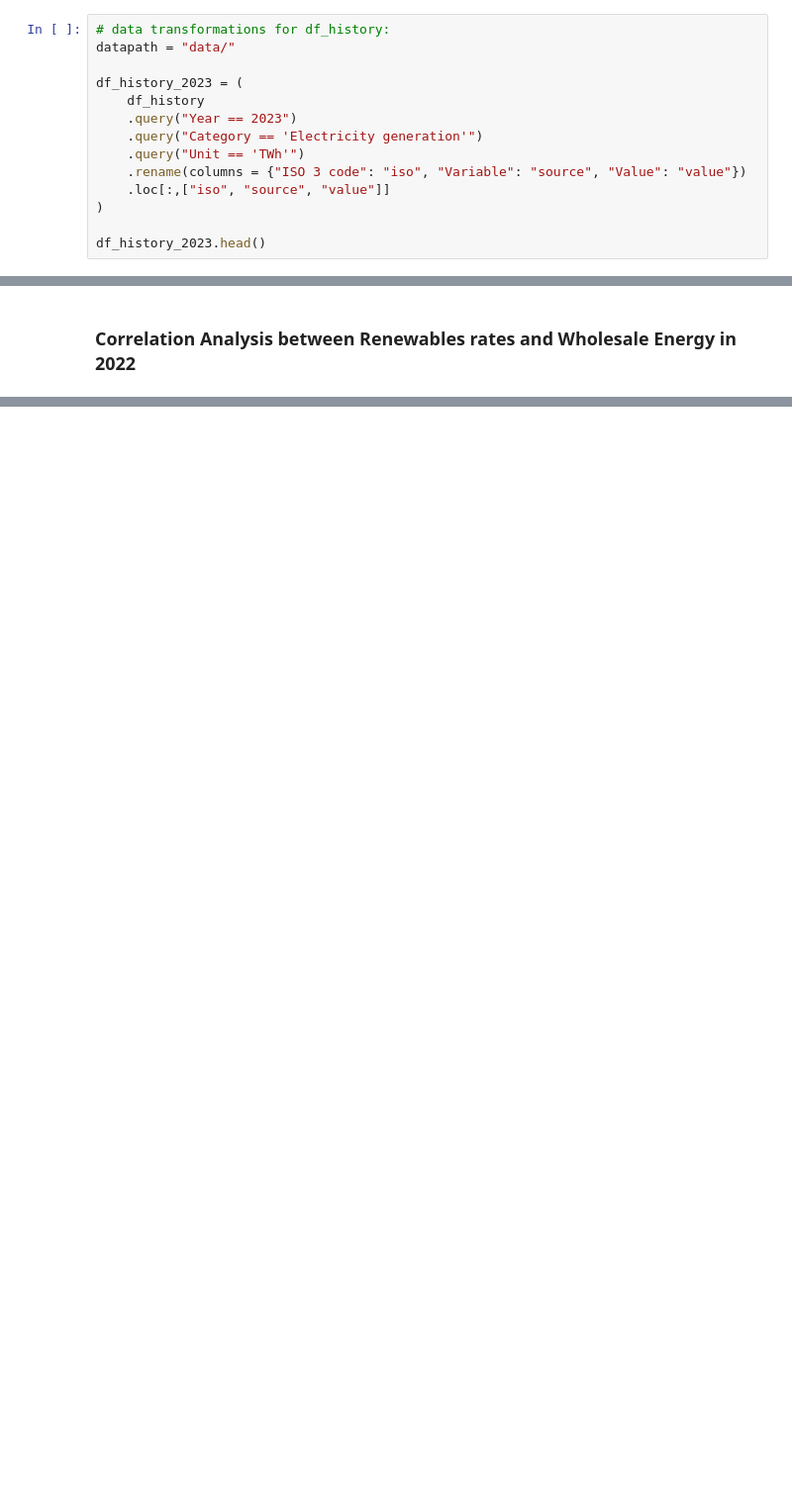
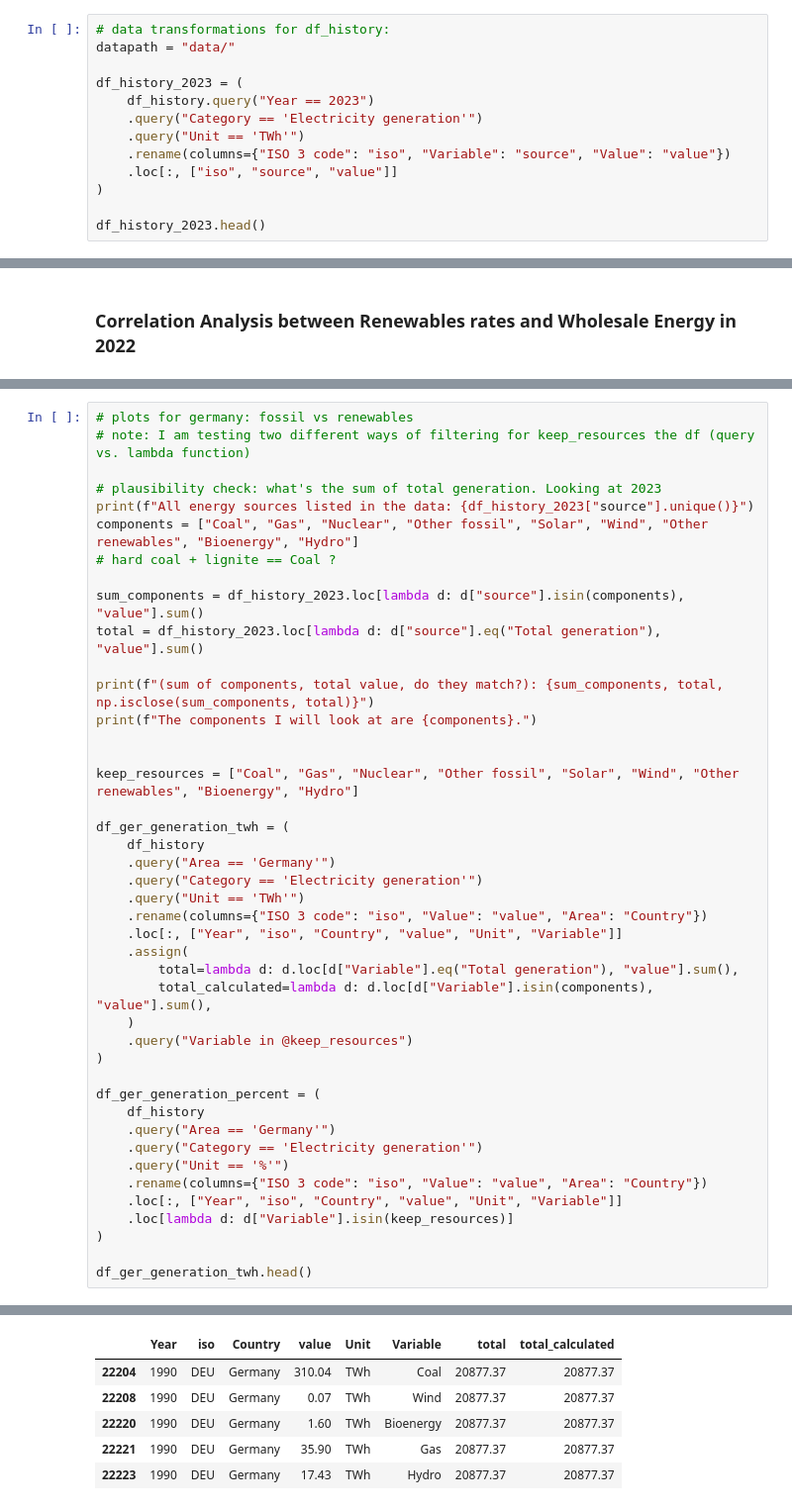
Before and after one commit to tklopper9/europes_energy_transition, a Jupyter notebook: notebook_chained.ipynb, the cells around one changed output, grey strips where cells are left out. Shown at 99% size. Cells and saved outputs as stored; diff of their text form; blank space fills up the shorter version.

```diff
--- a/notebook_chained.ipynb
+++ b/notebook_chained.ipynb
@@ -39,12 +43,11 @@ Available columns in df: Index(['Country', 'ISO3 Code', 'Date', 'Price (EUR/MWhe
 datapath = "data/"
 
 df_history_2023 = (
-    df_history
-    .query("Year == 2023")
+    df_history.query("Year == 2023")
     .query("Category == 'Electricity generation'")
     .query("Unit == 'TWh'")
-    .rename(columns = {"ISO 3 code": "iso", "Variable": "source", "Value": "value"})
-    .loc[:,["iso", "source", "value"]]
+    .rename(columns={"ISO 3 code": "iso", "Variable": "source", "Value": "value"})
+    .loc[:, ["iso", "source", "value"]]
 )
 
 df_history_2023.head()
@@ -356,0 +423,44 @@ P-value: 5.4163e-02
+# %%
+# plots for germany: fossil vs renewables
+# note: I am testing two different ways of filtering for keep_resources the df (query vs. lambda function)
+
+# plausibility check: what's the sum of total generation. Looking at 2023
+print(f"All energy sources listed in the data: {df_history_2023["source"].unique()}")
+components = ["Coal", "Gas", "Nuclear", "Other fossil", "Solar", "Wind", "Other renewables", "Bioenergy", "Hydro"]
+# hard coal + lignite == Coal ?
+
+sum_components = df_history_2023.loc[lambda d: d["source"].isin(components), "value"].sum()
+total = df_history_2023.loc[lambda d: d["source"].eq("Total generation"), "value"].sum()
+
+print(f"(sum of components, total value, do they match?): {sum_components, total, np.isclose(sum_components, total)}")
+print(f"The components I will look at are {components}.")
+
+
+keep_resources = ["Coal", "Gas", "Nuclear", "Other fossil", "Solar", "Wind", "Other renewables", "Bioenergy", "Hydro"]
+
+df_ger_generation_twh = (
+    df_history
+    .query("Area == 'Germany'")
+    .query("Category == 'Electricity generation'")
+    .query("Unit == 'TWh'")
+    .rename(columns={"ISO 3 code": "iso", "Value": "value", "Area": "Country"})
+    .loc[:, ["Year", "iso", "Country", "value", "Unit", "Variable"]]
+    .assign(
+        total=lambda d: d.loc[d["Variable"].eq("Total generation"), "value"].sum(),
+        total_calculated=lambda d: d.loc[d["Variable"].isin(components), "value"].sum(),
+    )
+    .query("Variable in @keep_resources")
+)
+
+df_ger_generation_percent = (
+    df_history
+    .query("Area == 'Germany'")
+    .query("Category == 'Electricity generation'")
+    .query("Unit == '%'")
+    .rename(columns={"ISO 3 code": "iso", "Value": "value", "Area": "Country"})
+    .loc[:, ["Year", "iso", "Country", "value", "Unit", "Variable"]]
+    .loc[lambda d: d["Variable"].isin(keep_resources)]
+)
+
+df_ger_generation_twh.head()
+# %% [output]
@@ -356,0 +484,6 @@ P-value: 5.4163e-02
+|  | Year | iso | Country | value | Unit | Variable | total | total_calculated |
+| 22204 | 1990 | DEU | Germany | 310.04 | TWh | Coal | 20877.37 | 20877.37 |
+| 22208 | 1990 | DEU | Germany | 0.07 | TWh | Wind | 20877.37 | 20877.37 |
+| 22220 | 1990 | DEU | Germany | 1.60 | TWh | Bioenergy | 20877.37 | 20877.37 |
+| 22221 | 1990 | DEU | Germany | 35.90 | TWh | Gas | 20877.37 | 20877.37 |
+| 22223 | 1990 | DEU | Germany | 17.43 | TWh | Hydro | 20877.37 | 20877.37 |
```
Also changed, not shown: parts of 19 cells of this notebook.
